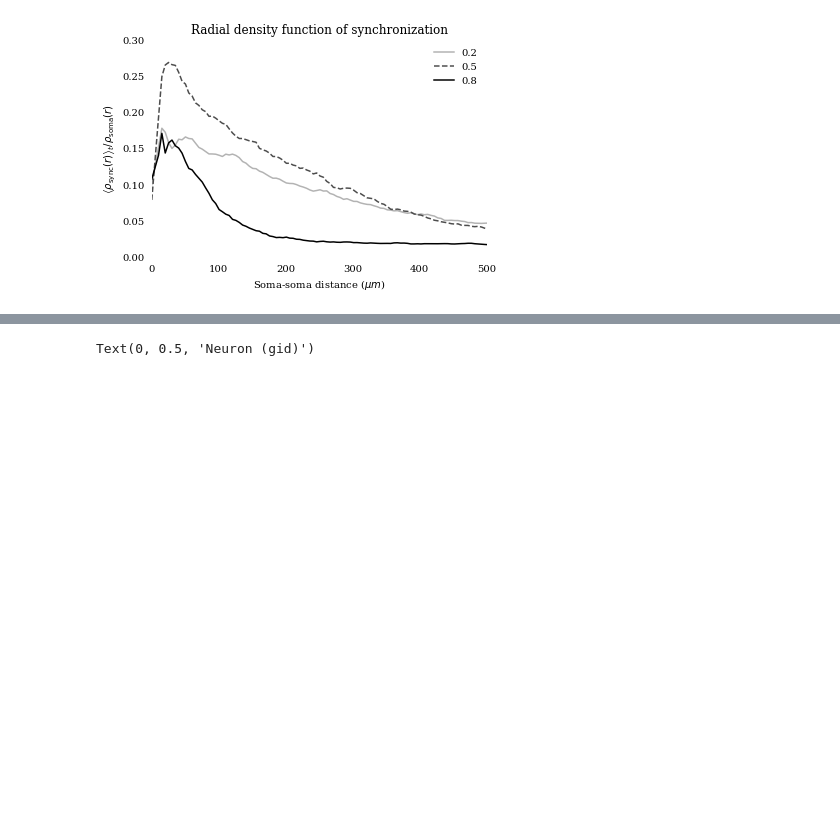
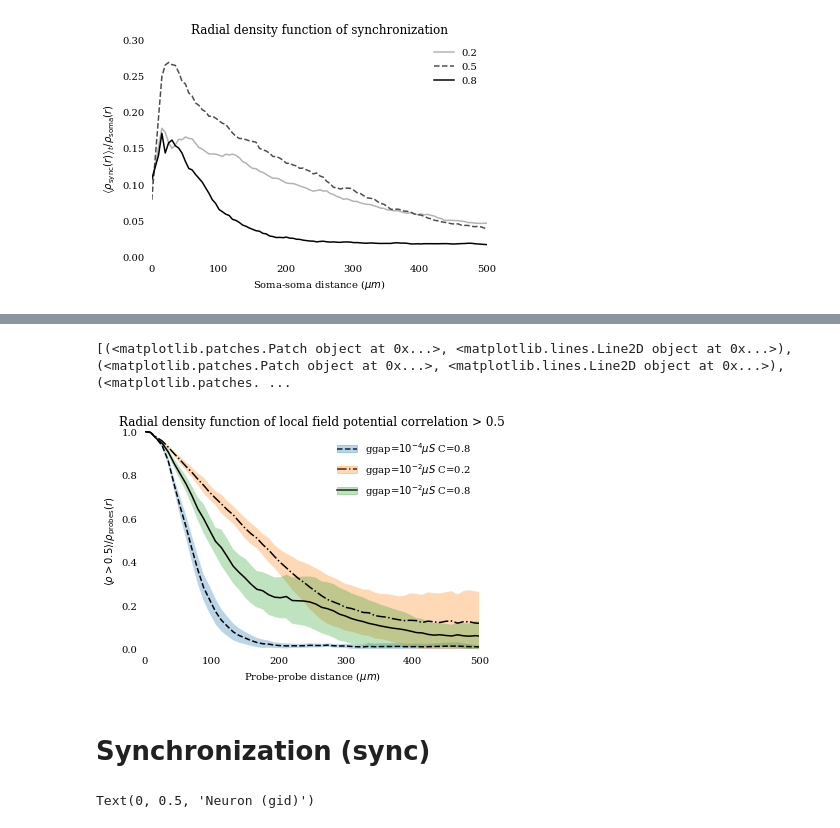
Before and after one commit to llandsmeer/iopublic, a Jupyter notebook: Make figures.ipynb, the cells around one changed output, grey strips where cells are left out. Drawn from its saved outputs; the diff is of its cells as text; code cells hidden in the pictures; blank space fills up the shorter version.

```diff
--- a/Make figures.ipynb
+++ b/Make figures.ipynb
@@ -253,3 +351,47 @@ plt.tick_params(bottom = False, left=False)
+# %%
+import matplotlib.patches as mpatches
+
+plt.xlim([0, 500])
+
+patches = []
+labels = []
+
+def lbl(tuning):
+    ggap, cc = tuning.split('_')[2:4]
+    return f'ggap=$10^{{{int(np.log10(float(ggap)))}}}\\mu S$ C={cc}'
+
+line = ['--', '-.', '-']
+for i, plot in enumerate(plots):
+    globals().update(plot)
+
+    p, = plt.plot(r, rdfs.mean(0), line[i], color='black', label='a')
+    patch = plt.fill_between(r, rdfs.mean(0)-rdfs.std(0), rdfs.mean(0)+rdfs.std(0), alpha=0.3)
+    c = patch.get_facecolor()
+    patch = mpatches.Patch(color=c)
+    patches.append((p, patch))
+    labels.append(lbl(tuning))
+
+labels.extend(labels)
+print(handles)
+
+plt.gca().legend(handles=patches, labels=labels, frameon=False)
+
+plt.xlabel('Probe-probe distance ($\\mu m$)')
+plt.ylabel(r'$\left<\rho>0.5\right> / \rho_{\mathrm{probes}}(r)$')
+plt.ylim([0, 1])
+plt.xlim([0, 500])
+plt.title('Radial density function of local field potential correlation > 0.5')
+ax = plt.gca()
+ax.spines['top'].set_visible(False)
+ax.spines['right'].set_visible(False)
+ax.spines['bottom'].set_visible(False)
+ax.spines['left'].set_visible(False)
+plt.tick_params(bottom = False, left=False)
+# %% [output]
+[(<matplotlib.patches.Patch object at 0x...>, <matplotlib.lines.Line2D object at 0x...>), (<matplotlib.patches.Patch object at 0x...>, <matplotlib.lines.Line2D object at 0x...>), (<matplotlib.patches. ...
+[figure, added]
+# %% [markdown]
+# Synchronization (sync)
 # %%
 import h5py
 import iopublic
```
Also changed, not shown: parts of 24 cells of this notebook.
